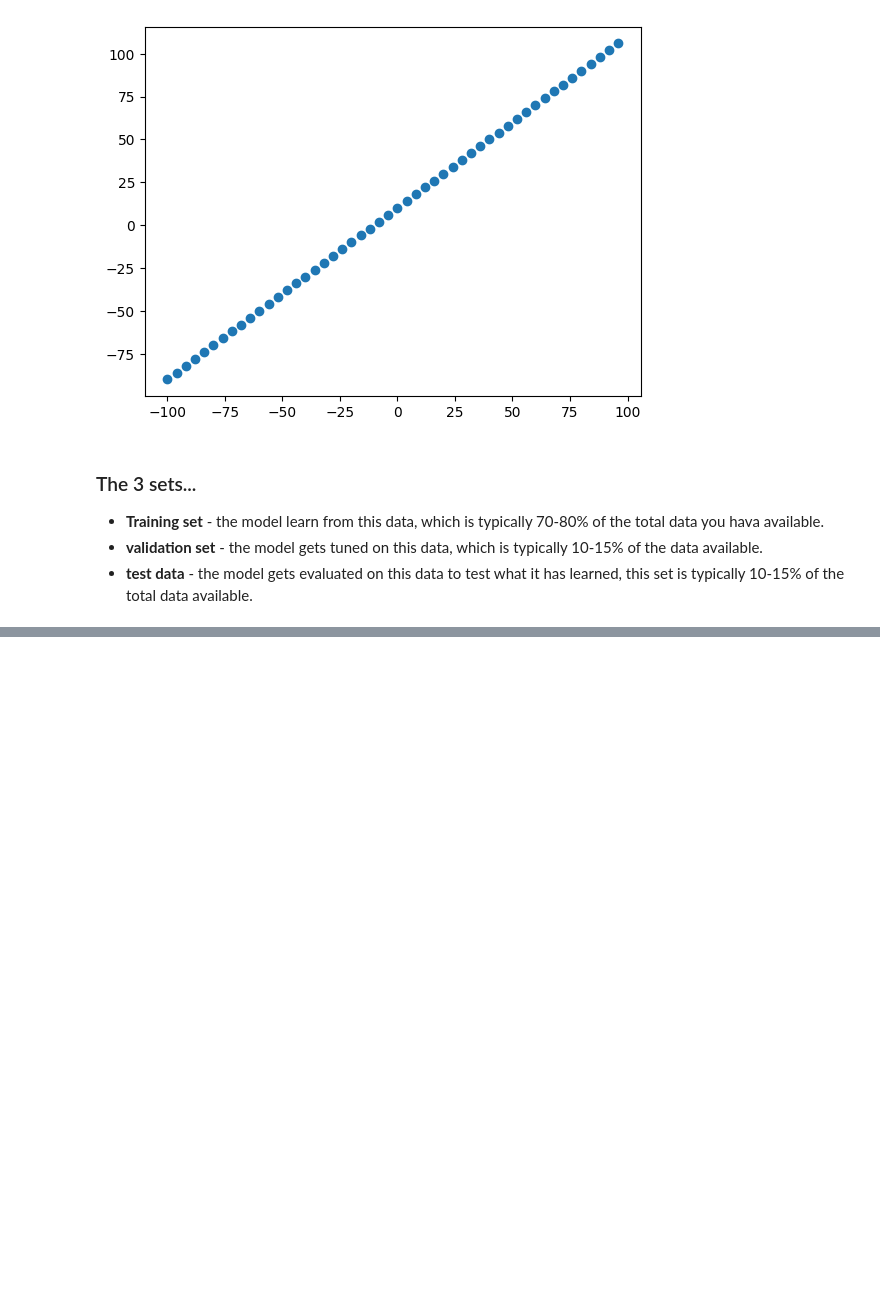
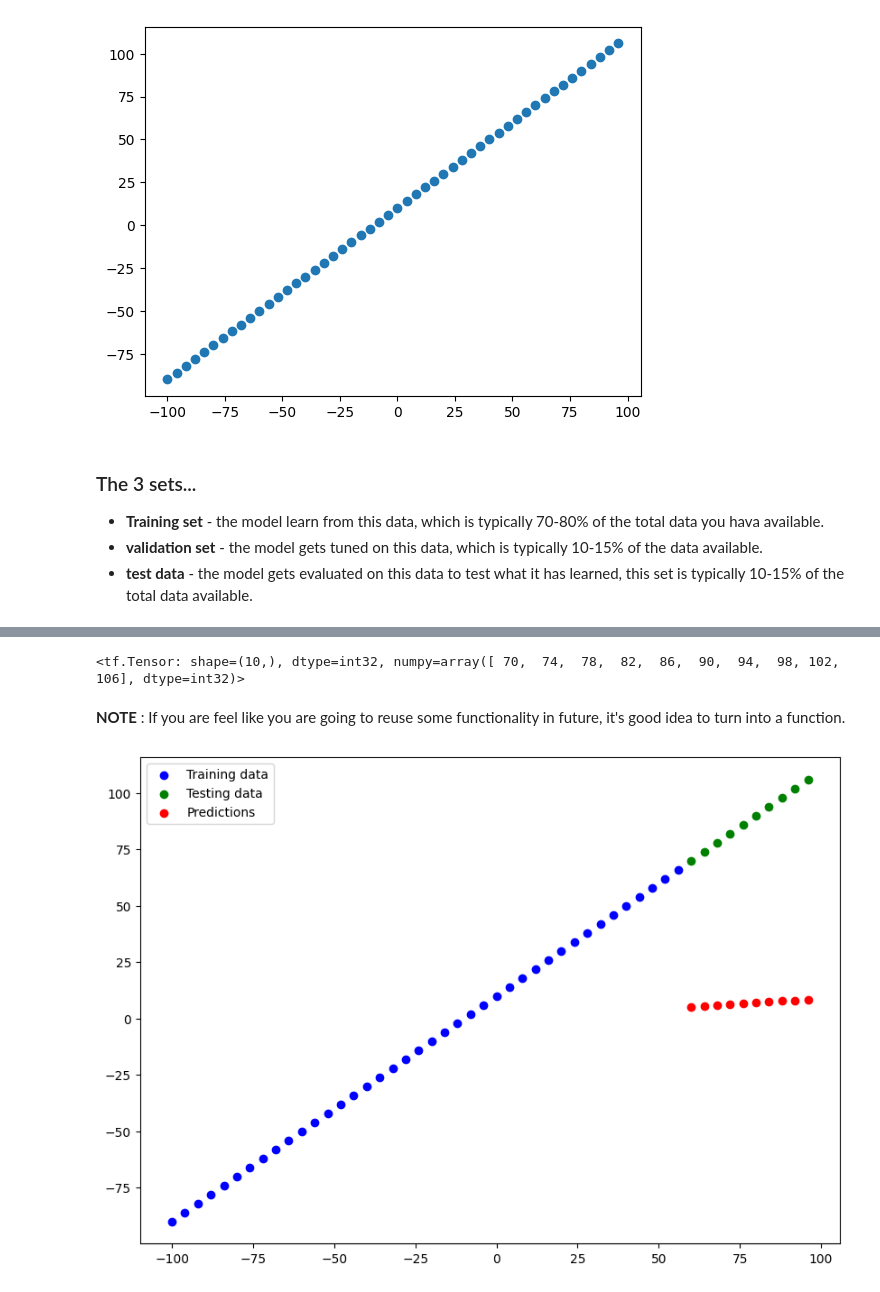
Before and after one commit to Parth-Kakdiya-13/TensorFlow, a Jupyter notebook: Regression_with_neural_network.ipynb, the cells around one changed output, grey strips where cells are left out. Saved outputs shown, nothing was run; the diff lists cells and outputs as text; code cells hidden in the pictures; blank space fills up the shorter version.

```diff
--- a/Regression_with_neural_network.ipynb
+++ b/Regression_with_neural_network.ipynb
@@ -258,0 +395,4 @@ plt.scatter(X,Y)
+# %%
+# Make some predictions
+Y_pred = model.predict(tf.expand_dims(X_test, axis=-1))
+Y_pred
@@ -258,0 +411,31 @@ plt.scatter(X,Y)
+# %%
+Y_test
+# %% [output]
+<tf.Tensor: shape=(10,), dtype=int32, numpy=array([ 70,  74,  78,  82,  86,  90,  94,  98, 102, 106], dtype=int32)>
+# %% [markdown]
+**NOTE** : If you are feel like you are going to reuse some functionality in future, it's good idea to turn into a function.
+# %%
+# Let's create a plotting function
+
+def plot_predictions(train_data=X_train,
+                     train_labels=Y_train,
+                     test_data=X_test,
+                     test_labels=Y_test,
+                     predictions=Y_pred):
+  """
+  Plots training data, test data and compare predictions to the ground truth labels.
+  """
+
+  plt.figure(figsize=(10,7))
+  # Plot training data in blue
+  plt.scatter(train_data, train_labels, c="b", label="Training data")
+  # plot testing data in green
+  plt.scatter(test_data, test_labels, c="g", label="Testing data")
+  # plot model's prediction in red
+  plt.scatter(test_data, predictions, c="r", label="Predictions")
+  # show the legend
+  plt.legend();
+# %%
+plot_predictions()
+# %% [output]
+[figure, added]
```
Also changed, not shown: parts of 24 cells of this notebook.
